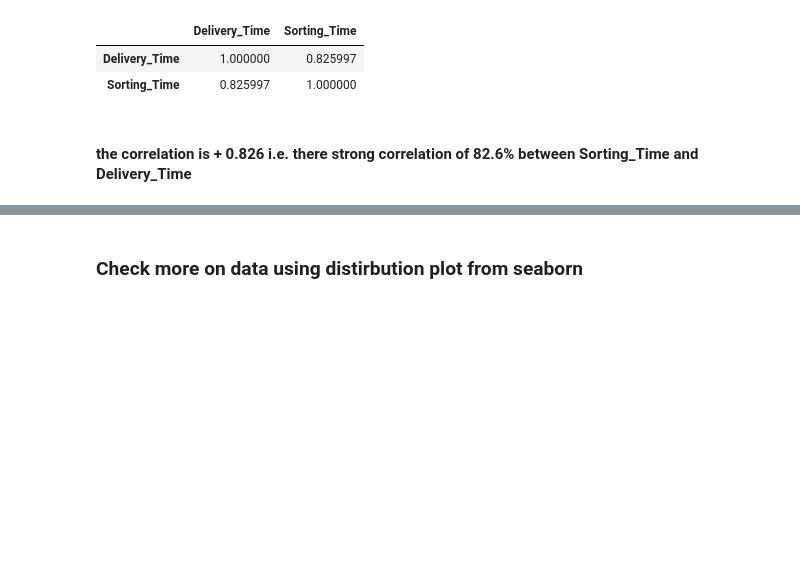
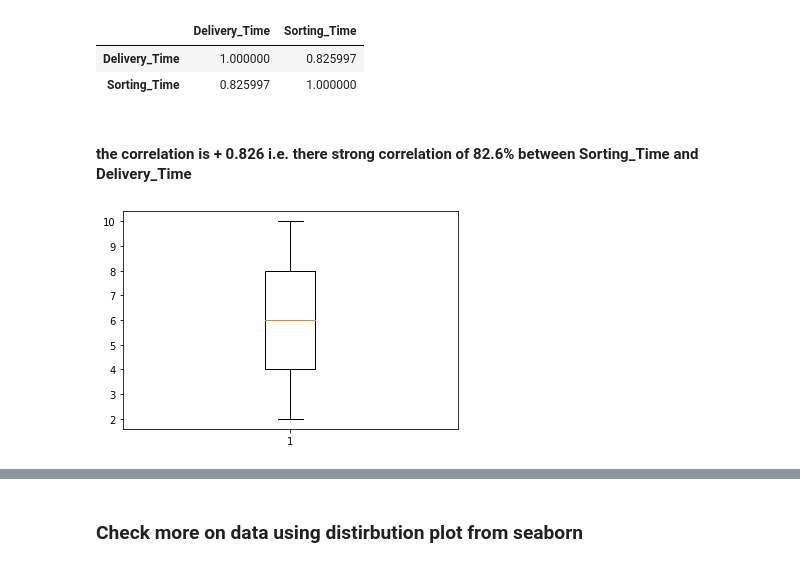
Before and after one commit to SudhirSharrma/Linear-Regression, a Jupyter notebook: Assignment Simple Linear Regression.ipynb, the cells around one changed output, grey strips where cells are left out. Drawn from its saved outputs; the diff is of its cells as text; code cells hidden in the pictures; blank space fills up the shorter version.

```diff
--- a/Assignment Simple Linear Regression.ipynb
+++ b/Assignment Simple Linear Regression.ipynb
@@ -118,3 +121,8 @@ data_del_time.corr()
 | Sorting_Time | 0.825997 | 1.000000 |
 # %% [markdown]
 #### the correlation is + 0.826 i.e. there strong correlation of 82.6% between Sorting_Time and Delivery_Time
+# %%
+plt.boxplot(data_del_time['Sorting_Time'])
+plt.show()
+# %% [output]
+[figure, added]
```
Also changed, not shown: parts of 67 cells of this notebook.
